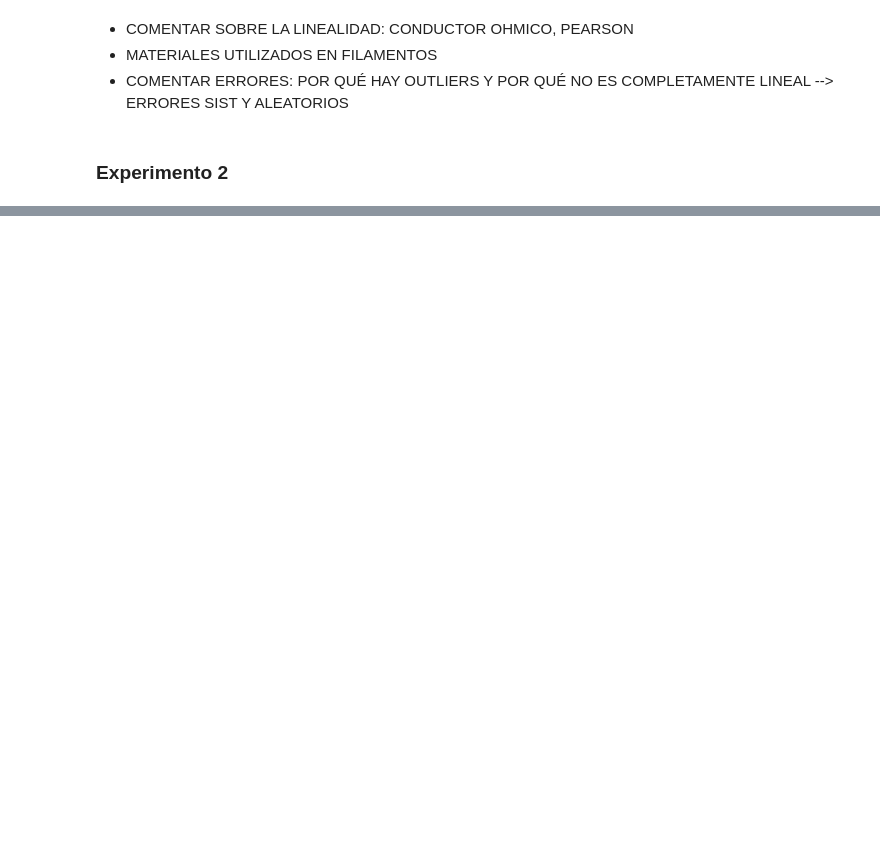
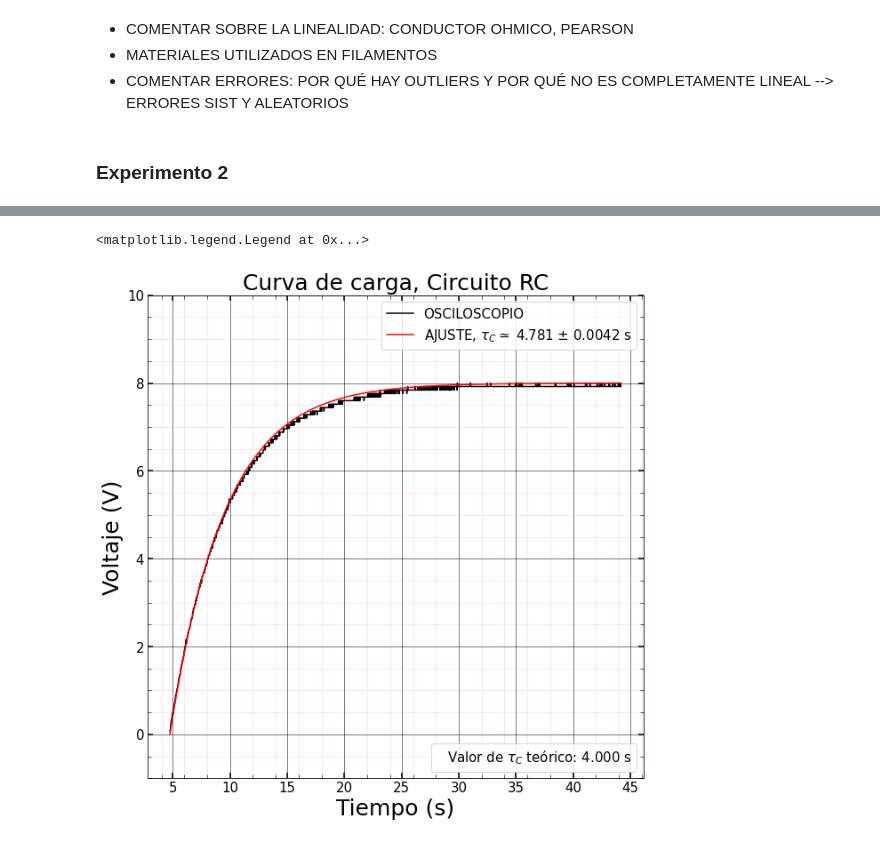
Before and after one commit to ojedarcelo/electrocodigos, a Jupyter notebook: lab5/lab5.ipynb, the cells around one changed output, grey strips where cells are left out. Saved outputs shown, nothing was run; the diff lists cells and outputs as text; code cells hidden in the pictures; blank space fills up the shorter version.

```diff
--- a/lab5/lab5.ipynb
+++ b/lab5/lab5.ipynb
@@ -133,0 +151,3 @@ carga_datos
+# %%
+def volt_cap(t, tau):
+    return 8 * (1 - np.exp(-t/tau))
@@ -133,0 +168,36 @@ carga_datos
+# %%
+tau_teo = ((100 * u.uF + 300 * u.uF) * (10 * u.kOhm)).to(u.s)
+# %%
+fig, ax1 = plt.subplots(figsize=(10, 10))
+
+ax1.plot(carga_datos['Tiempo'], carga_datos['Voltaje'], label='OSCILOSCOPIO', c='black')
+ax1.plot(carga_datos['Tiempo'], volt_cap(carga_datos['Tiempo'] - carga_datos['Tiempo'][237], popt),
+         label=r'AJUSTE, $\tau_C \simeq$ {:.3f} $\pm$ {:.4f} s'.format(
+    popt[0], perr[0]), c='red')
+ax1.set_title('Curva de carga, Circuito RC', fontsize=25)
+ax1.set_ylabel(r'Voltaje (V)', fontsize=25)
+ax1.set_xlabel(r'Tiempo (s)', fontsize=25)
+# ax1.set_xlim(0.5, 4.5)
+ax1.set_ylim(-1, 10)
+
+extra_legend_1 = mpatches.Patch(label=r'Valor de $\tau_C$ teórico: {:.3f}'.format(tau_teo))
+handles, labels = ax1.get_legend_handles_labels()
+handles.append(extra_legend_1)
+extra_legend = ax1.legend(handles=[extra_legend_1], loc='lower right', bbox_to_anchor=(1.0, 0.0), fontsize=15, markerscale=0, handlelength=0)
+extra_legend.legendHandles[0].set_visible(False)
+ax1.add_artist(extra_legend)
+
+ax1.tick_params(axis='both', labelsize=15, direction='in', right=True, top=True,
+              length=6, width=1.5, grid_color='black', grid_alpha=1, grid_linestyle="-",
+              grid_linewidth=0.5)
+
+ax1.xaxis.set_minor_locator(MultipleLocator(2))
+ax1.yaxis.set_minor_locator(MultipleLocator(0.5))
+ax1.tick_params(which='minor', length=4, color='black', direction='in', top=True, right=True,
+                grid_alpha=0.2, grid_linewidth=0.5, grid_linestyle="-",grid_color='r')
+
+ax1.grid(True, which='both')
+ax1.legend(fontsize=15)
+# %% [output]
+<matplotlib.legend.Legend at 0x...>
+[figure, added]
```
Also changed, not shown: parts of 19 cells of this notebook.
